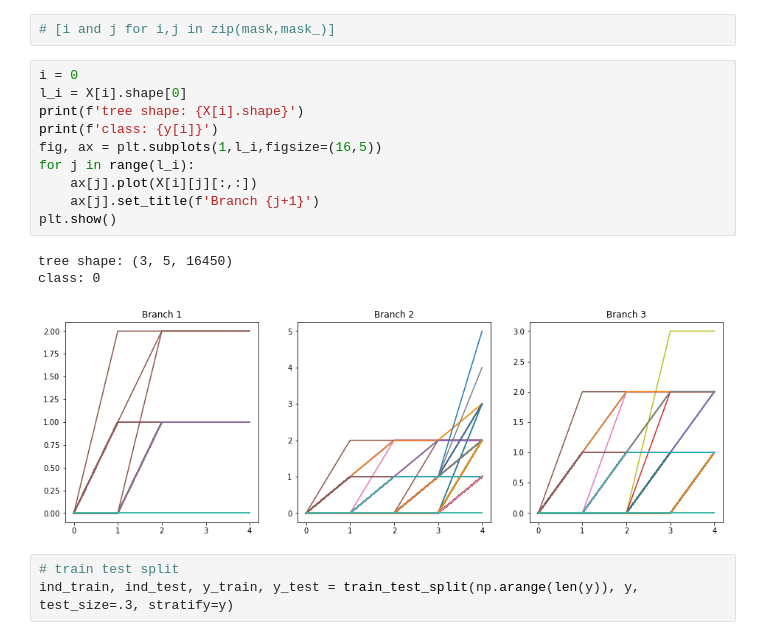
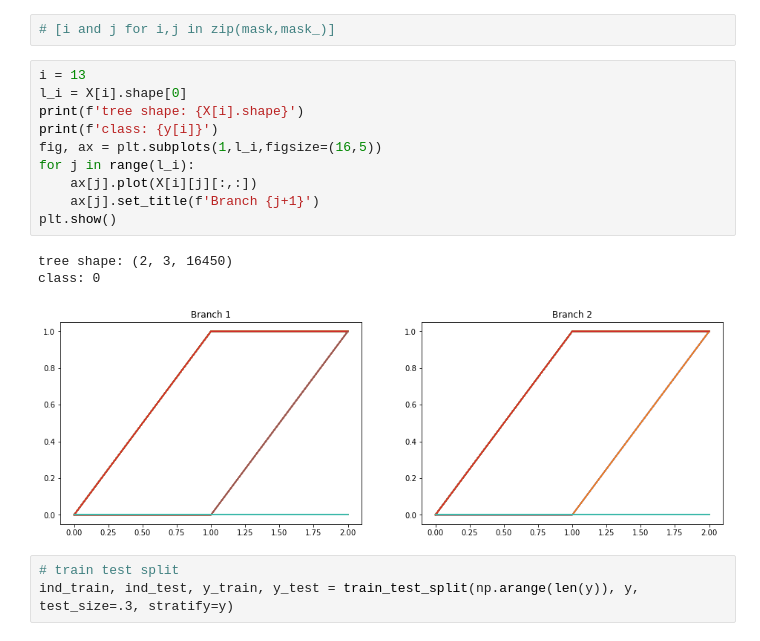
Before and after one commit to crispitagorico/sigkernel, a Jupyter notebook: notebooks/TracerX.ipynb, the cells around one changed output. Saved outputs shown, nothing was run; the diff lists cells and outputs as text.

```diff
--- a/notebooks/TracerX.ipynb
+++ b/notebooks/TracerX.ipynb
@@ -84,19 +84,19 @@ mask_ = X[0][1][-1,:]!=0
 # %%
 # [i and j for i,j in zip(mask,mask_)]
 # %%
-i = 0
+i = 13
 l_i = X[i].shape[0]
 print(f'tree shape: {X[i].shape}')
 print(f'class: {y[i]}')
 fig, ax = plt.subplots(1,l_i,figsize=(16,5))
 for j in range(l_i):
     ax[j].plot(X[i][j][:,:])
     ax[j].set_title(f'Branch {j+1}')
 plt.show()
 # %% [output]
-tree shape: (3, 5, 16450)
+tree shape: (2, 3, 16450)
 class: 0
-[figure, old version]
+[figure, new version]
 # %%
 # train test split
 ind_train, ind_test, y_train, y_test = train_test_split(np.arange(len(y)), y, test_size=.3, stratify=y)
```
Also changed, not shown: parts of 4 cells of this notebook, 1 other file.
